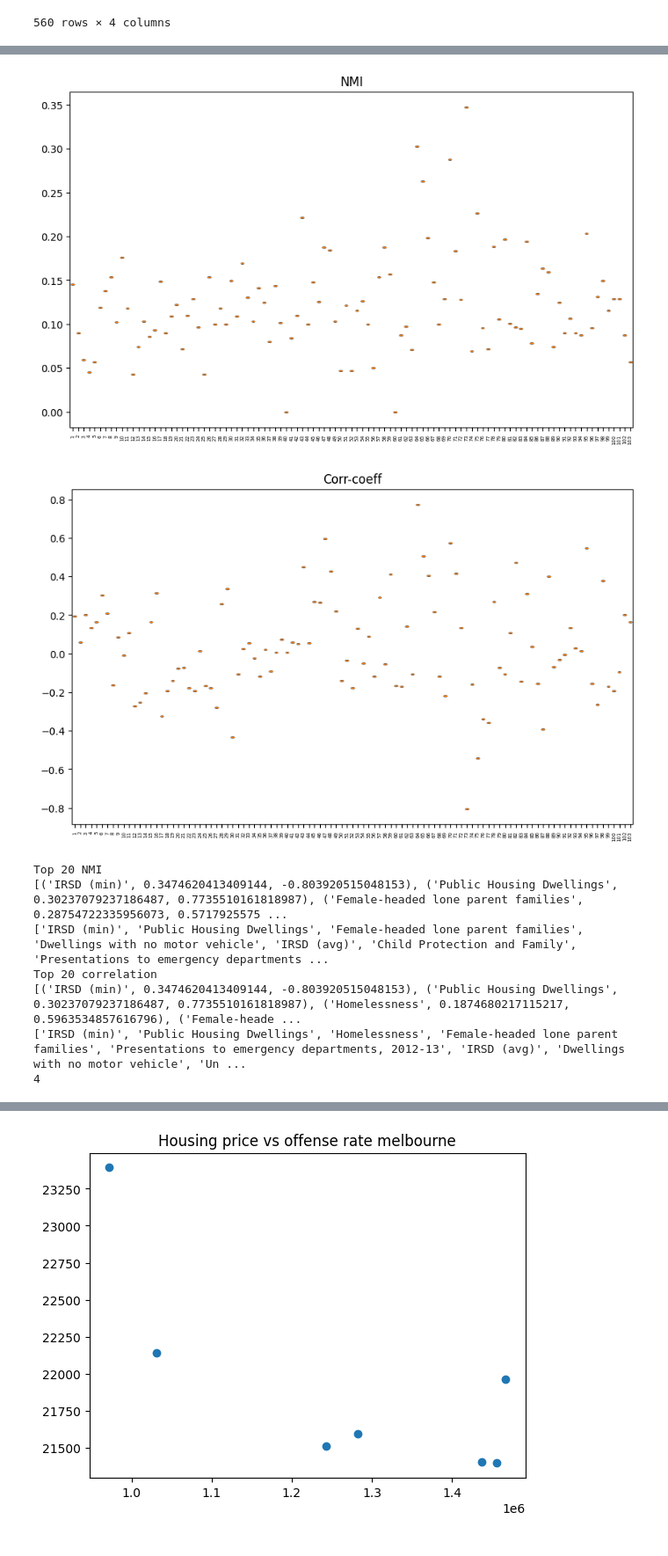
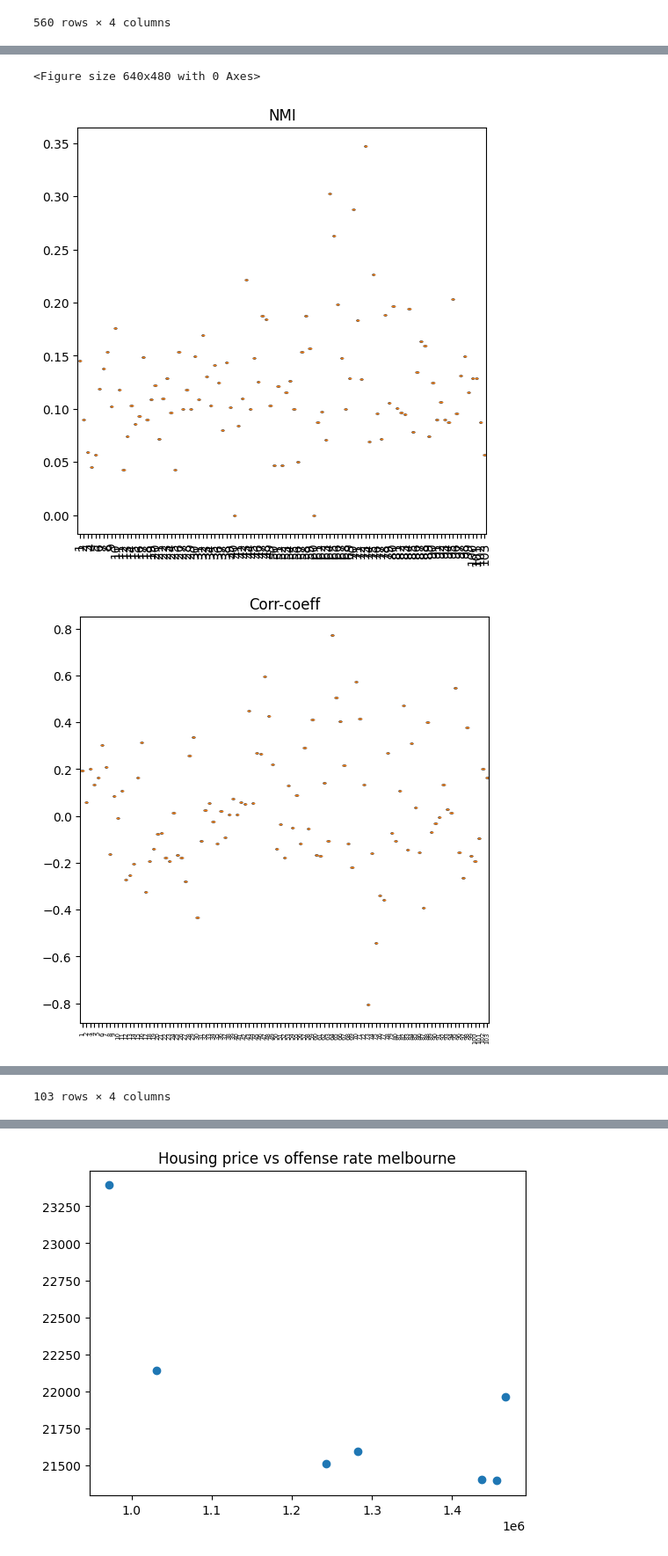
Before and after one commit to khangluong2004/COMP20008_Assignment2, a Jupyter notebook: khang/eda.ipynb, the cells around one changed output, grey strips where cells are left out. Shown at 88% size. Saved outputs shown, nothing was run; the diff lists cells and outputs as text; code cells hidden in the pictures.

```diff
--- a/khang/eda.ipynb
+++ b/khang/eda.ipynb
@@ -492,16 +514,17 @@ for col in attributes:
     boxPlotNMI.append(list(scoresDF[scoresDF["attributes"] == col]["NMI"]))
     boxPlotCorr.append(list(scoresDF[scoresDF["attributes"] == col]["corrcoef"]))
 
-
-plt.figure(figsize=(10,6))
+plt.tight_layout()
+plt.figure(figsize=(6,6))
+plt.tight_layout()
 plt.title("NMI")
 plt.boxplot(boxPlotNMI)
-plt.xticks(fontsize = 5)
+plt.xticks()
 plt.xticks(rotation=90)
 plt.show()
 
 
-plt.figure(figsize=(10,6))
+plt.figure(figsize=(6,6))
 plt.title("Corr-coeff")
 plt.boxplot(boxPlotCorr)
 plt.xticks(fontsize = 5)
@@ -531,50 +554,48 @@ corrcoeff = sorted(compressList, key=lambda x: -abs(x[2]))
 print(corrcoeff[:TOP])
 print([corr[0] for corr in corrcoeff[:TOP]])
 
-TOP = 7
-fig, axs = plt.subplots(1, 1)
-axs.set_title("Top 7 NMI from communities attributes (No Melbourne)")
-axs.barh([entry[0] for entry in nmiSorted[:TOP][::-1]], [entry[1] for entry in nmiSorted[:TOP][::-1]])
+TOP = 4
+fig, axs = plt.subplots(1, 1, figsize=(6, 6))
+axs.set_title("Top 6 NMI from communities attributes (No Melbourne)")
+axs.barh([entry[0] for entry in nmiSorted[:6][::-1]], [entry[1] for entry in nmiSorted[:6][::-1]])
 
 print(len([entry[2] for entry in corrcoeff if abs(entry[2]) >= 0.55]))
 
 corrcoeff = corrcoeff[:TOP]
-fig, axs = plt.subplots(3, TOP//3 + 1, figsize=(10, 10))
-fig.suptitle("Top 7 correlation coefficient of communities (No Melbourne)")
+fig, axs = plt.subplots(2, 2, figsize=(5, 5))
+fig.suptitle(f"Top {TOP} correlation coefficient of communities (No Melbourne)")
 for i in range(TOP):
-    row = i//3
-    col = i%3
+    row = i//2
+    col = i%2
     att = corrcoeff[i][0]
     axs[row][col].tick_params(axis='both', which='major', labelsize=7, pad=0)
     FONT = 9
     title = att.split(",")[0] + ", " + f"{corrcoeff[i][2]:.2f}"
     if len(title) > 30:
         FONT = 7
     axs[row][col].set_title(title, fontsize=FONT)
     if col == 0:
         axs[row][col].set_ylabel("Crime rate", fontsize=9)
-    axs[row][col].scatter(communityOffence[att], communityOffence["Rate per 100,000 population"], s=6)
 
+    if i == 8:
+        axs[row][col].scatter(communityOffence[att] * 1000, communityOffence["Rate per 100,000 population"], s=6)
+        axs[row][col].set_xlabel("in 1e-3", fontsize=7)
+    else:
+        axs[row][col].scatter(communityOffence[att], communityOffence["Rate per 100,000 population"], s=6)
 scoresDF
 # %% [output]
 0       22554.0
 1       22554.0
 2       22554.0
 3       22554.0
 4       22554.0
          ...
 555    179696.0
 556    179696.0
 557    179696.0
 558    179696.0
 559    179696.0
 Name: Population, Length: 560, dtype: float64
+<Figure size 640x480 with 0 Axes>
-[figure, old version]
+[figure, new version]
-[figure, old version]
+[figure, new version]
-Top 20 NMI
-[('IRSD (min)', 0.3474620413409144, -0.803920515048153), ('Public Housing Dwellings', 0.30237079237186487, 0.7735510161818987), ('Female-headed lone parent families', 0.28754722335956073, 0.5717925575 ...
-['IRSD (min)', 'Public Housing Dwellings', 'Female-headed lone parent families', 'Dwellings with no motor vehicle', 'IRSD (avg)', 'Child Protection and Family', 'Presentations to emergency departments ...
-Top 20 correlation
-[('IRSD (min)', 0.3474620413409144, -0.803920515048153), ('Public Housing Dwellings', 0.30237079237186487, 0.7735510161818987), ('Homelessness', 0.1874680217115217, 0.5963534857616796), ('Female-heade ...
-['IRSD (min)', 'Public Housing Dwellings', 'Homelessness', 'Female-headed lone parent families', 'Presentations to emergency departments, 2012-13', 'IRSD (avg)', 'Dwellings with no motor vehicle', 'Un ...
-4
@@ -593,0 +621 @@ Top 20 correlation
+103 rows × 4 columns
```
Also changed, not shown: parts of 5 cells of this notebook, 3 other files.
